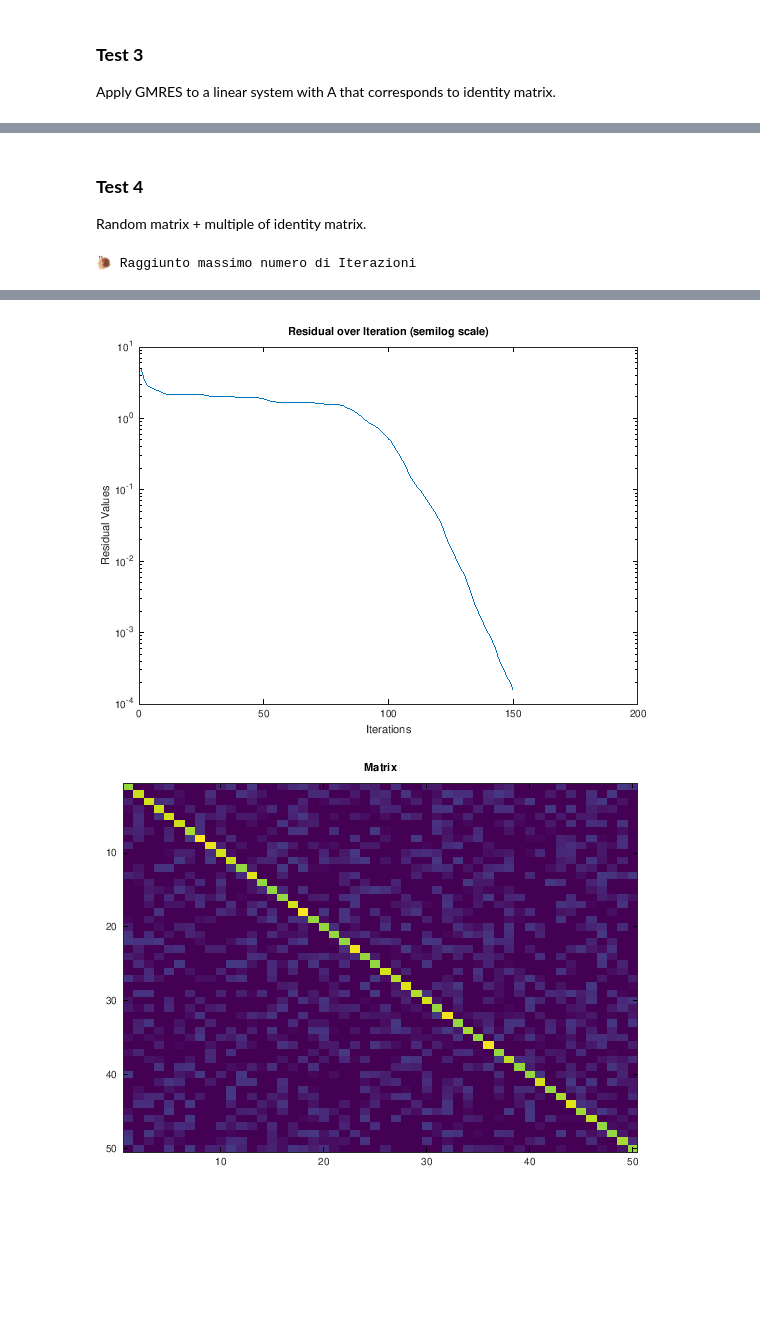
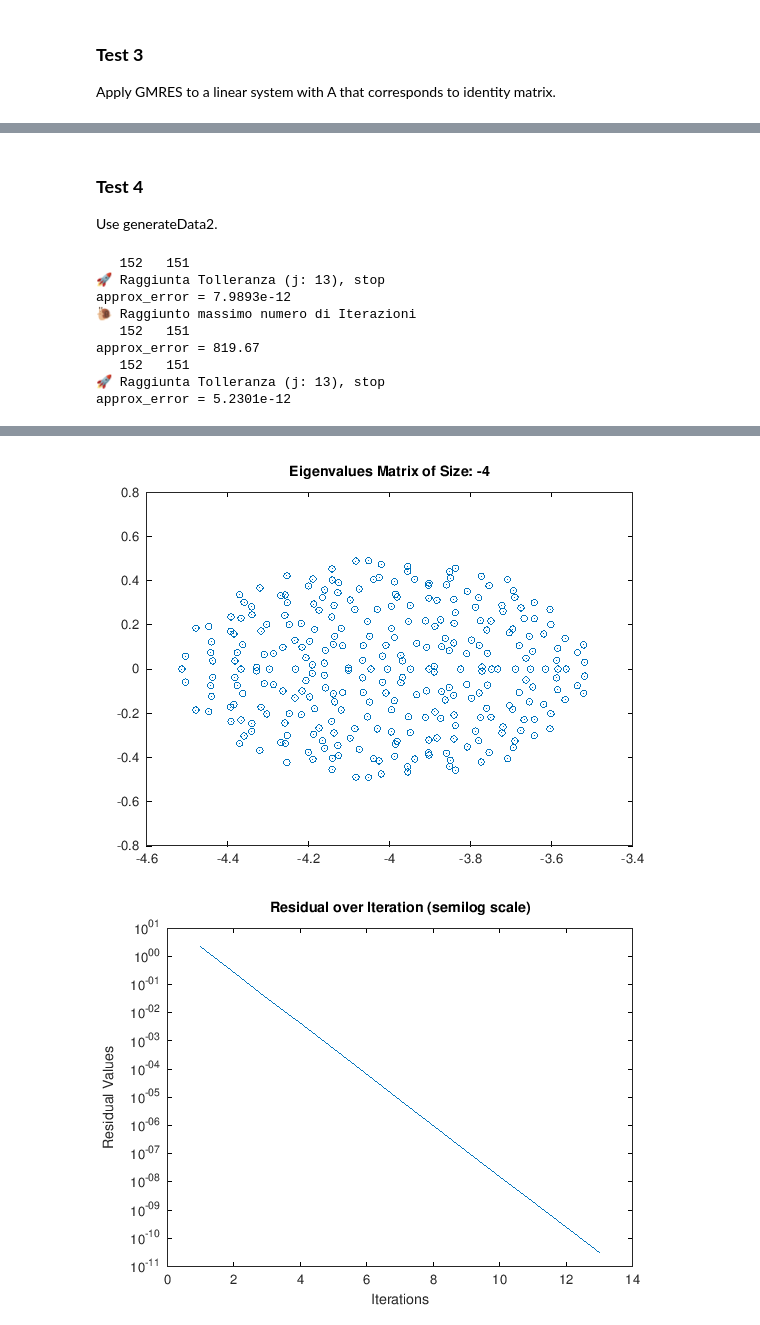
Before and after one commit to CristianCosci/GMRES, a Jupyter notebook: project/octave/octave_gmres.ipynb, the cells around one changed output, grey strips where cells are left out. Saved outputs shown, nothing was run; the diff lists cells and outputs as text; code cells hidden in the pictures; blank space fills up the shorter version.

```diff
--- a/project/octave/octave_gmres.ipynb
+++ b/project/octave/octave_gmres.ipynb
@@ -346,14 +372,25 @@ error: called from
-# %% [markdown]
-### **Test 4**
-
-Random matrix + multiple of identity matrix.
+# %% [markdown]
+### **Test 4**
+
+Use generateData2.
 # %%
-[A, b, x0] = generateData(300, .5);
-A = A + eye(300)*5;
+for n = [-4 0 4]
+    [A, b, x0] = generateData2(300, n=n);
+    [x, res] = mygmres(A, b, x0, 150, 1e-10);
 
-[x, res] = mygmres(A, b, x0, 150, 1e-10);
+    x_true = A\b;
+    approx_error = norm(x_true-x, 2)
 
-plotResiduals(res);
-matrixInfo(A);
+    plotEig(A, figTitle=["Eigenvalues Matrix of Size: " num2str(n)]);
+    plotResiduals(res);
+end
 # %% [output]
+   152   151
+🚀 Raggiunta Tolleranza (j: 13), stop
+approx_error = 7.9893e-12
 🐌 Raggiunto massimo numero di Iterazioni
+   152   151
+approx_error = 819.67
+   152   151
+🚀 Raggiunta Tolleranza (j: 13), stop
+approx_error = 5.2301e-12
@@ -361,2 +398,2 @@ matrixInfo(A);
-[figure, old version]
+[figure, new version]
-[figure, old version]
+[figure, new version]
```
Also changed, not shown: parts of 39 cells of this notebook, 1 other file.
